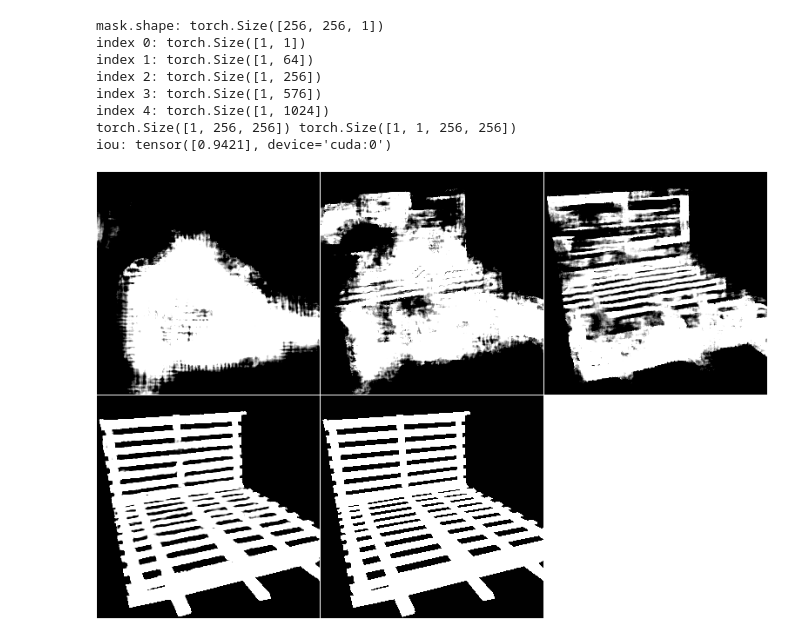
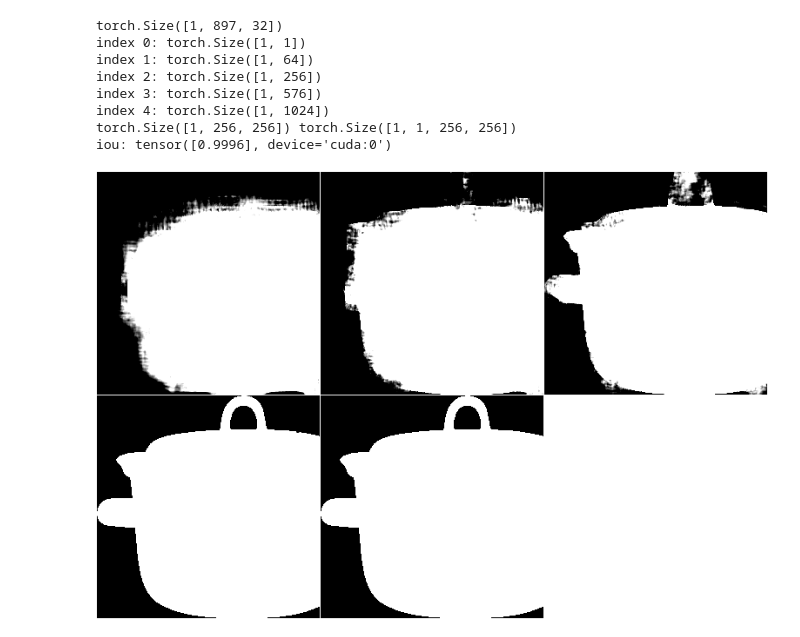
Before and after one commit to fpg2012/maskvar, a Jupyter notebook: notebooks/test_vqvae.ipynb, the cells around one changed output. Saved outputs shown, nothing was run; the diff lists cells and outputs as text; code cells hidden in the pictures.

```diff
--- a/notebooks/test_vqvae.ipynb
+++ b/notebooks/test_vqvae.ipynb
@@ -25,54 +25,54 @@ device = 'cuda'
 # 创建数据加载器
 # dataset = HQSeg44KTrainDataset(data_root='datasets/sam-hq')
 dataset = HQSeg44KTrainDataset(data_root='../data/sam-hq')
-mask_level_dataset = MaskLevelDatasetRandom(
+mask_level_dataset = MaskLevelDatasetDummy(
     dataset,
     sam_encoder=None,
     with_image_embed=False,
     device=device,
     mask_filter_thresh=0.1,
     seed=42,
-    infinite=True
 )
 # %%
 vqvae = build_vqvae_single_5_stages_v1(checkpoint_path).to(device)
 vqvae = vqvae.eval()
 # %%
 def visualize(item, device='cpu'):
-    image, mask, instance_info = item
-
-    mask = torch.from_numpy(mask)
-    print("mask.shape:", mask.shape)
-    mask = mask.permute(2, 0, 1)
-    mask = mask * 2 - 1
+    image, _, single_mask_normalized, single_mask = item
 
     # result = vqvae.img_to_reconstructed_img(mask.to(DEVICE).unsqueeze(0))
-    indices = vqvae.img_to_idxBl(mask.to(device).unsqueeze(0))
+    indices = vqvae.img_to_idxBl(single_mask_normalized.to(device).unsqueeze(0))
     result = vqvae.idxBl_to_img(indices, same_shape=True)
+    var_input = vqvae.quantize.idxBl_to_var_input(indices)
+
+    print(var_input.shape)
 
     for i in range(len(indices)):
         print(f'index {i}: {indices[i].shape}')
     # result_conv = [edge(item) for item in result]
     result = [mask / 2 + 0.5 for mask in result]
-    chw = torchvision.utils.make_grid(torch.cat([torch.cat(result[1:], dim=0), mask.to(device).unsqueeze(0)], dim=0), nrow=3,
+    chw = torchvision.utils.make_grid(torch.cat([torch.cat(result[1:], dim=0), single_mask.to(device).unsqueeze(0)], dim=0), nrow=3,
     padding=1, pad_value=1.0)
 
-    print(mask.shape, result[-1].shape)
+    print(single_mask.shape, result[-1].shape)
 
-    iou = calc_iou(result[-1], mask.to(device).unsqueeze(0))
+    iou = calc_iou(result[-1], single_mask.to(device).unsqueeze(0))
     print(f'iou: {iou}')
     chw = chw.permute(1, 2, 0).mul_(255).cpu().numpy()
     chw = Image.fromarray(chw.astype(np.uint8))
     return chw
+# %%
+data_sample = next(iter(mask_level_dataset))
 # %%
-visualize(dataset[233], device=device)
+# visualize(dataset[233], device=device)
+visualize(data_sample, device=device)
 # %% [output]
-mask.shape: torch.Size([256, 256, 1])
+torch.Size([1, 897, 32])
 index 0: torch.Size([1, 1])
 index 1: torch.Size([1, 64])
 index 2: torch.Size([1, 256])
 index 3: torch.Size([1, 576])
 index 4: torch.Size([1, 1024])
 torch.Size([1, 256, 256]) torch.Size([1, 1, 256, 256])
-iou: tensor([0.9421], device='cuda:0')
+iou: tensor([0.9996], device='cuda:0')
-[figure, old version]
+[figure, new version]
```
Also changed, not shown: parts of 1 cell of this notebook, 1 other file.
